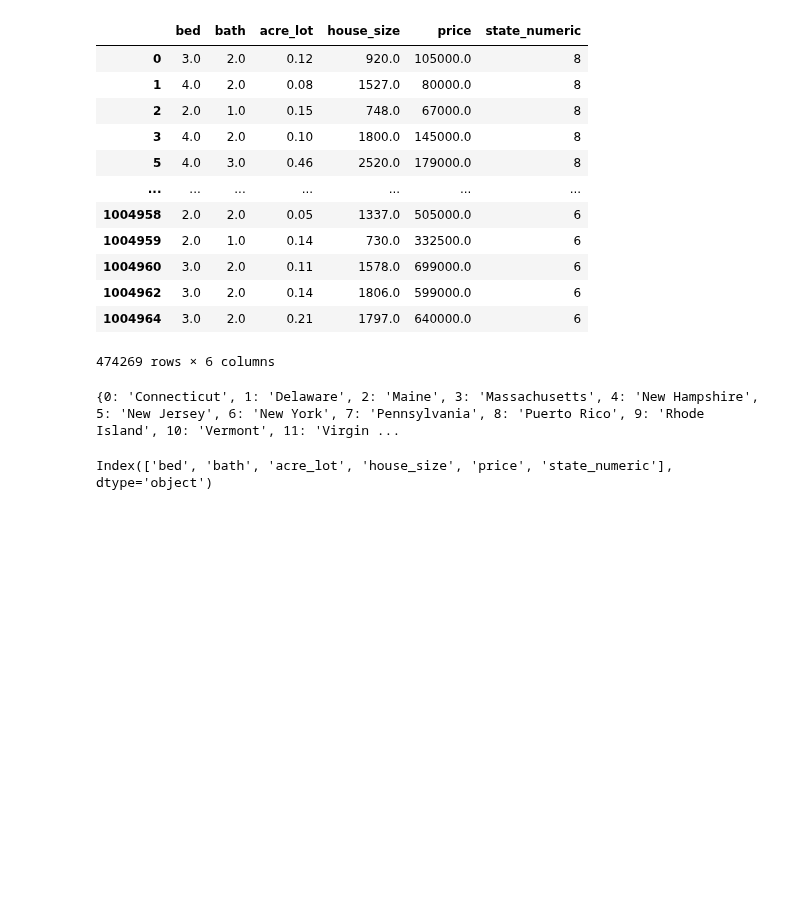
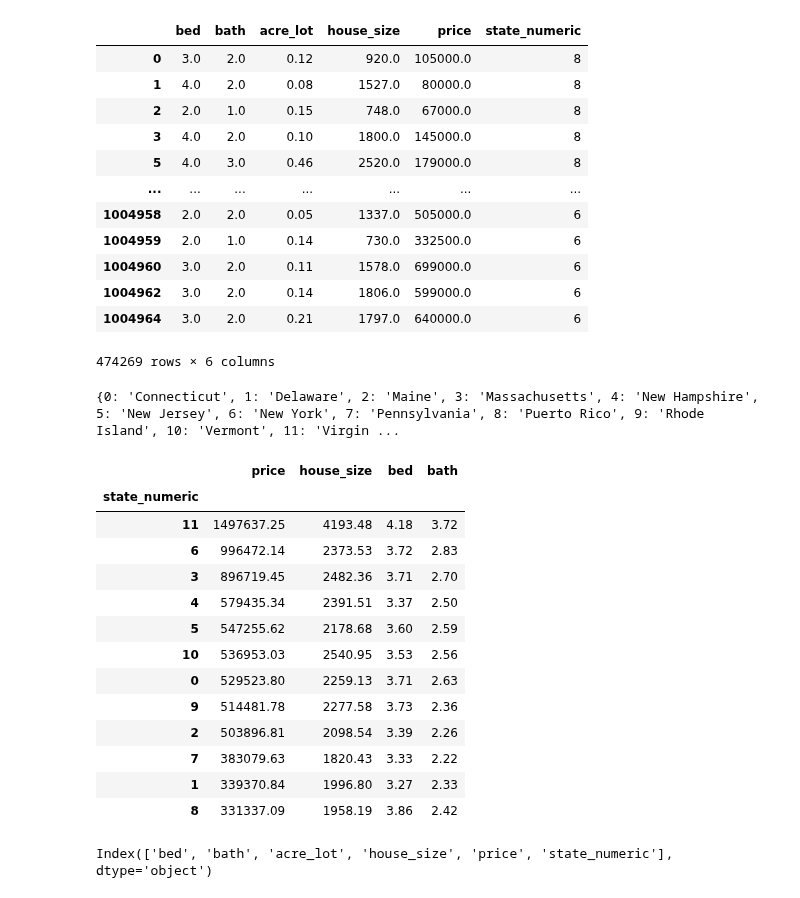
Before and after one commit to zinakhazaee/MachineLearning-SupervisedLearning_Regression, a Jupyter notebook: usa_real_estate.ipynb, the cells around one changed output. Cells and saved outputs as stored; diff of their text form; code cells hidden in the pictures; blank space fills up the shorter version.

```diff
--- a/usa_real_estate.ipynb
+++ b/usa_real_estate.ipynb
@@ -386,6 +386,23 @@ numeric_to_state = {label: state for label, state in enumerate(label_encoder.cla
 print(numeric_to_state)
 # %% [output]
 {0: 'Connecticut', 1: 'Delaware', 2: 'Maine', 3: 'Massachusetts', 4: 'New Hampshire', 5: 'New Jersey', 6: 'New York', 7: 'Pennsylvania', 8: 'Puerto Rico', 9: 'Rhode Island', 10: 'Vermont', 11: 'Virgin ...
+# %%
+df.groupby("state_numeric")[["price", "house_size", "bed", "bath"]].mean().sort_values(ascending=False, by="price").round(2)
+# %% [output]
+|  | price | house_size | bed | bath |
+| state_numeric |  |  |  |  |
+| 11 | 1497637.25 | 4193.48 | 4.18 | 3.72 |
+| 6 | 996472.14 | 2373.53 | 3.72 | 2.83 |
+| 3 | 896719.45 | 2482.36 | 3.71 | 2.70 |
+| 4 | 579435.34 | 2391.51 | 3.37 | 2.50 |
+| 5 | 547255.62 | 2178.68 | 3.60 | 2.59 |
+| 10 | 536953.03 | 2540.95 | 3.53 | 2.56 |
+| 0 | 529523.80 | 2259.13 | 3.71 | 2.63 |
+| 9 | 514481.78 | 2277.58 | 3.73 | 2.36 |
+| 2 | 503896.81 | 2098.54 | 3.39 | 2.26 |
+| 7 | 383079.63 | 1820.43 | 3.33 | 2.22 |
+| 1 | 339370.84 | 1996.80 | 3.27 | 2.33 |
+| 8 | 331337.09 | 1958.19 | 3.86 | 2.42 |
 # %%
 df.columns
 # %% [output]
```
Also changed, not shown: parts of 10 cells of this notebook.
